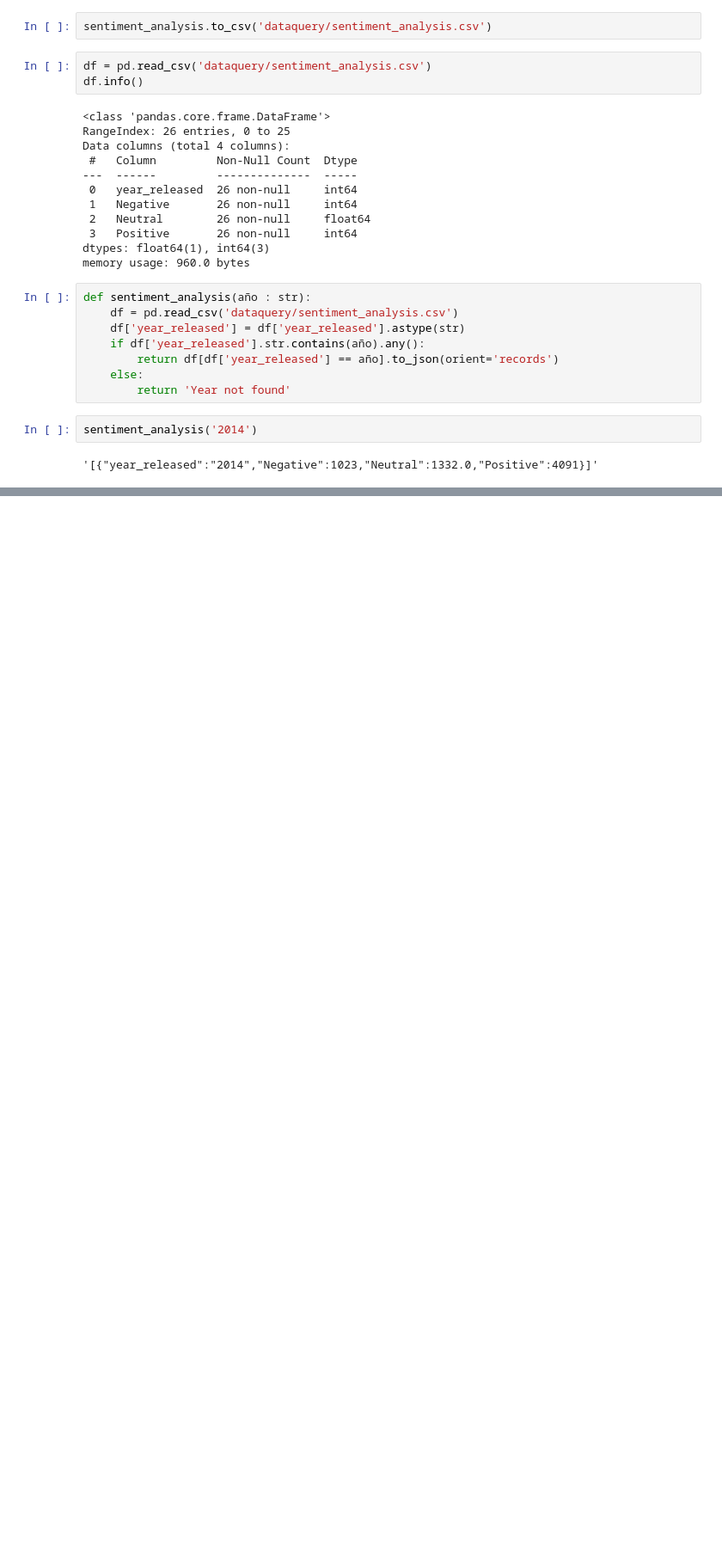
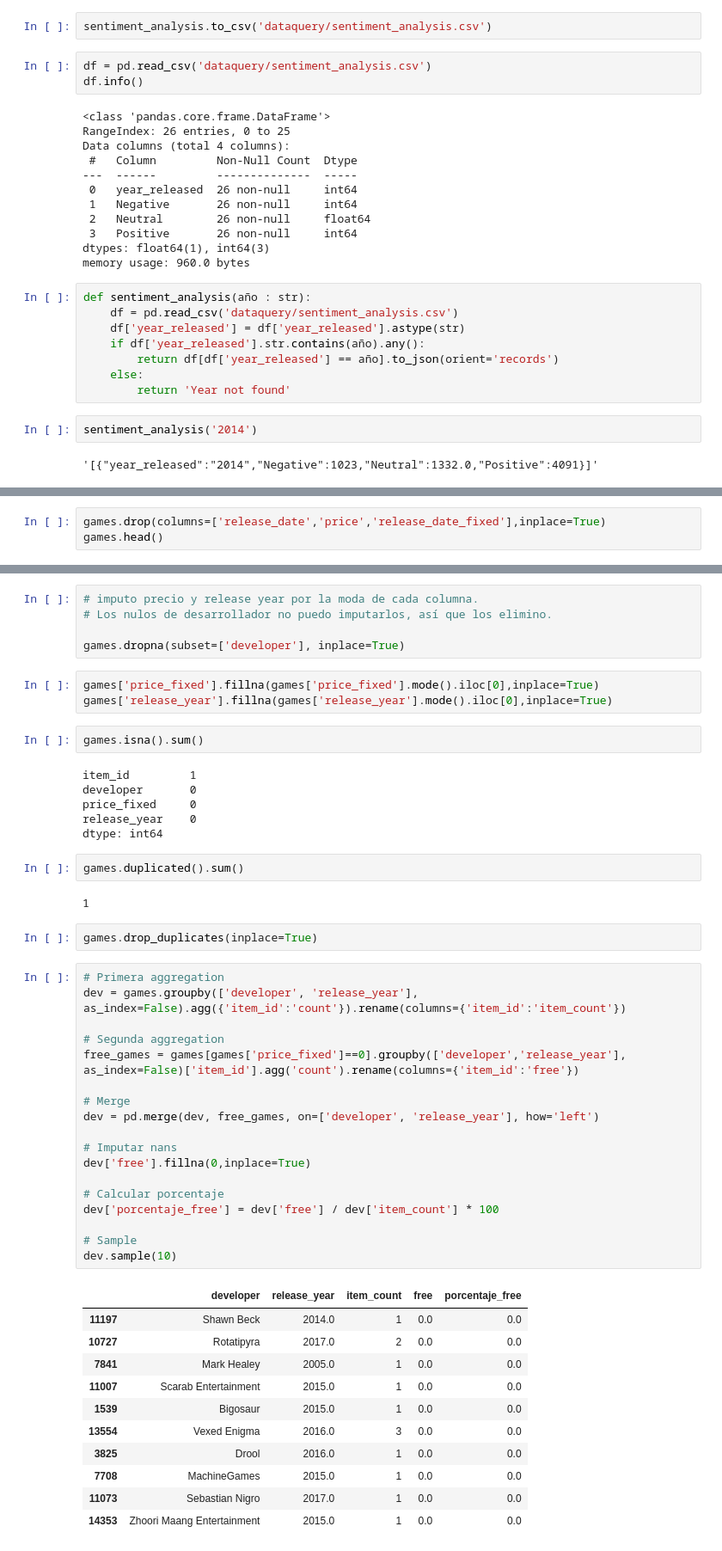
Before and after one commit to kimnegrette3/MLOps-Steam-Recommender-System, a Jupyter notebook: consultas_endpoints.ipynb, the cells around one changed output, grey strips where cells are left out. Shown at 86% size. Cells and saved outputs as stored; diff of their text form; blank space fills up the shorter version.

Commit message:
endpoint desarrollador

```diff
--- a/consultas_endpoints.ipynb
+++ b/consultas_endpoints.ipynb
@@ -421,0 +525,3 @@ sentiment_analysis('2014')
+# %%
+games.drop(columns=['release_date','price','release_date_fixed'],inplace=True)
+games.head()
@@ -421,0 +543,52 @@ sentiment_analysis('2014')
+# %%
+# imputo precio y release year por la moda de cada columna.
+# Los nulos de desarrollador no puedo imputarlos, así que los elimino.
+
+games.dropna(subset=['developer'], inplace=True)
+# %%
+games['price_fixed'].fillna(games['price_fixed'].mode().iloc[0],inplace=True)
+games['release_year'].fillna(games['release_year'].mode().iloc[0],inplace=True)
+# %%
+games.isna().sum()
+# %% [output]
+item_id         1
+developer       0
+price_fixed     0
+release_year    0
+dtype: int64
+# %%
+games.duplicated().sum()
+# %% [output]
+1
+# %%
+games.drop_duplicates(inplace=True)
+# %%
+# Primera aggregation
+dev = games.groupby(['developer', 'release_year'], as_index=False).agg({'item_id':'count'}).rename(columns={'item_id':'item_count'})
+
+# Segunda aggregation
+free_games = games[games['price_fixed']==0].groupby(['developer','release_year'], as_index=False)['item_id'].agg('count').rename(columns={'item_id':'free'})
+
+# Merge
+dev = pd.merge(dev, free_games, on=['developer', 'release_year'], how='left')
+
+# Imputar nans
+dev['free'].fillna(0,inplace=True)
+
+# Calcular porcentaje
+dev['porcentaje_free'] = dev['free'] / dev['item_count'] * 100
+
+# Sample
+dev.sample(10)
+# %% [output]
+|  | developer | release_year | item_count | free | porcentaje_free |
+| 11197 | Shawn Beck | 2014.0 | 1 | 0.0 | 0.0 |
+| 10727 | Rotatipyra | 2017.0 | 2 | 0.0 | 0.0 |
+| 7841 | Mark Healey | 2005.0 | 1 | 0.0 | 0.0 |
+| 11007 | Scarab Entertainment | 2015.0 | 1 | 0.0 | 0.0 |
+| 1539 | Bigosaur | 2015.0 | 1 | 0.0 | 0.0 |
+| 13554 | Vexed Enigma | 2016.0 | 3 | 0.0 | 0.0 |
+| 3825 | Drool | 2016.0 | 1 | 0.0 | 0.0 |
+| 7708 | MachineGames | 2015.0 | 1 | 0.0 | 0.0 |
+| 11073 | Sebastian Nigro | 2017.0 | 1 | 0.0 | 0.0 |
+| 14353 | Zhoori Maang Entertainment | 2015.0 | 1 | 0.0 | 0.0 |
```
Also changed, not shown: parts of 19 cells of this notebook, 2 other files.
